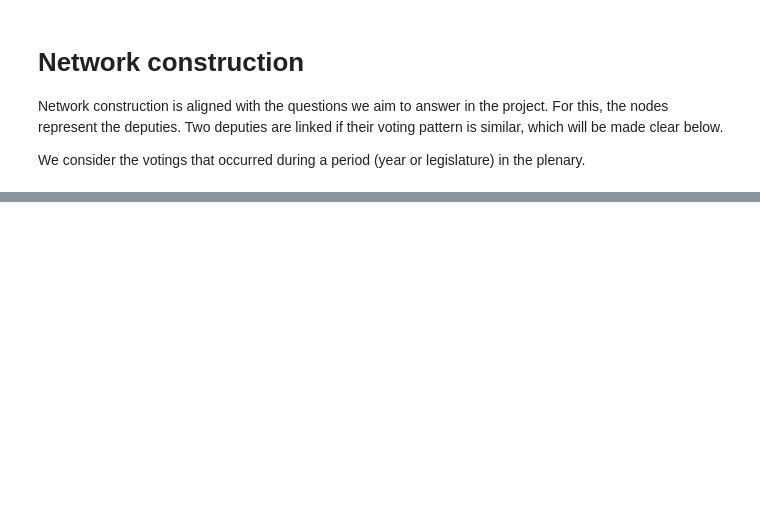
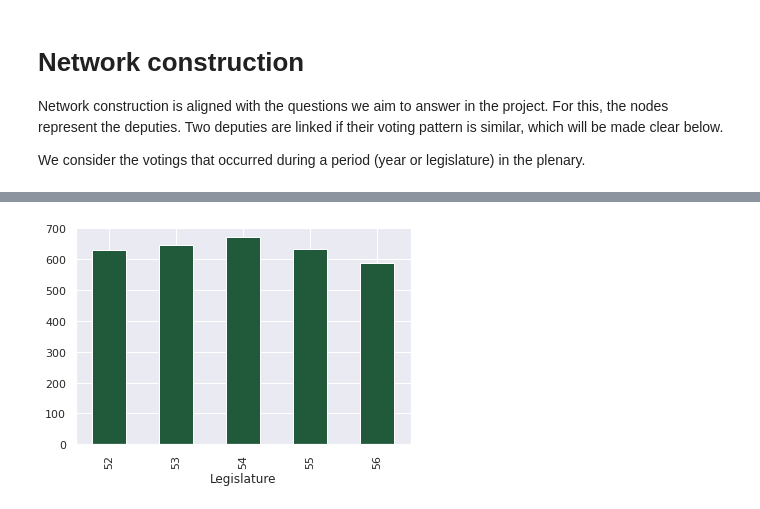
Before and after one commit to lucasmoschen/project-network-science, a Jupyter notebook: notebooks/network_construction.ipynb, the cells around one changed output, grey strips where cells are left out. Saved outputs shown, nothing was run; the diff lists cells and outputs as text; code cells hidden in the pictures; blank space fills up the shorter version.

```diff
--- a/notebooks/network_construction.ipynb
+++ b/notebooks/network_construction.ipynb
@@ -76,0 +48,8 @@ dep
+# %%
+deputies = pd.read_csv('../data/tables/deputies.csv', index_col = 0)
+# %%
+deputies.idLegislatura.value_counts().sort_index().plot.bar(color='#21593b')
+plt.xlabel('Legislature')
+plt.show()
+# %% [output]
+[figure, added]
```
Also changed, not shown: parts of 15 cells of this notebook, 1 other file.
